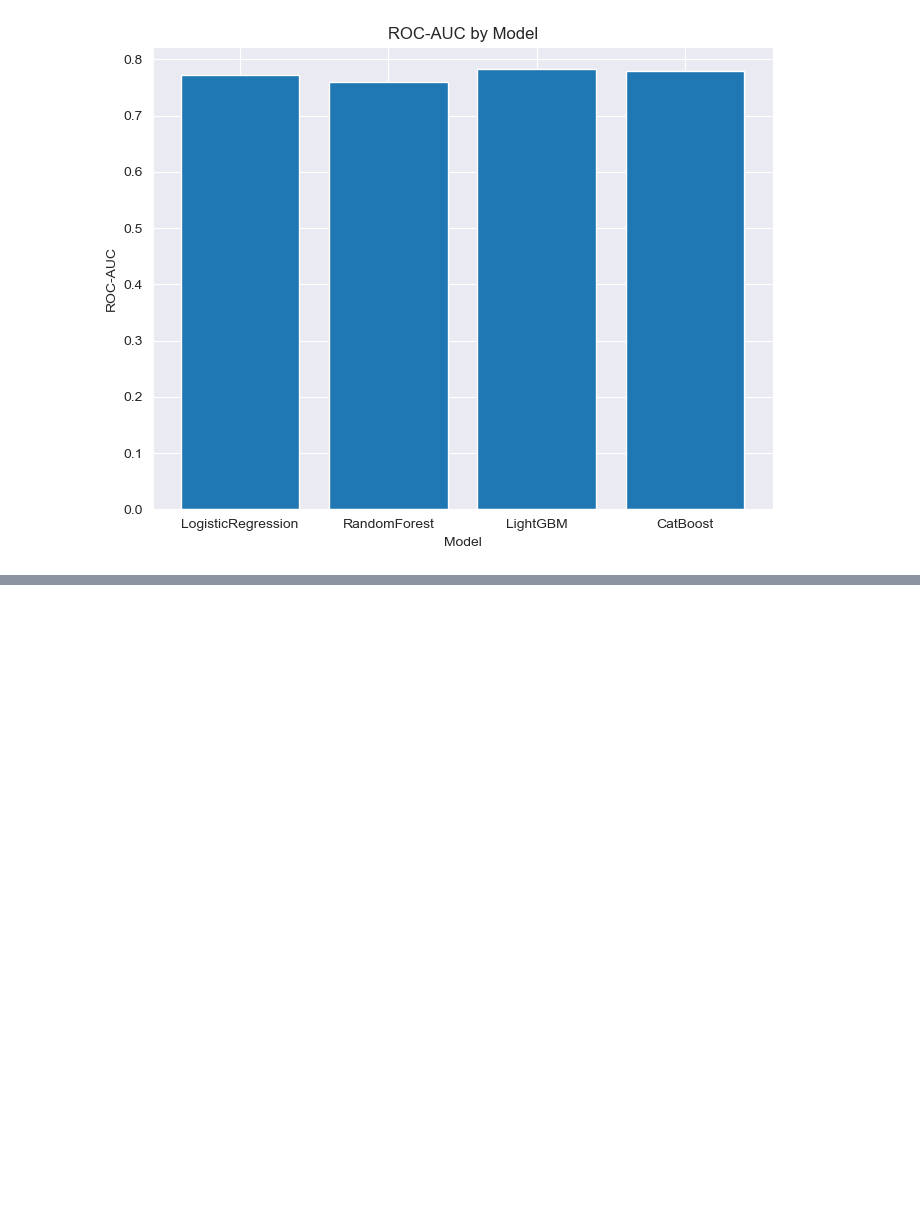
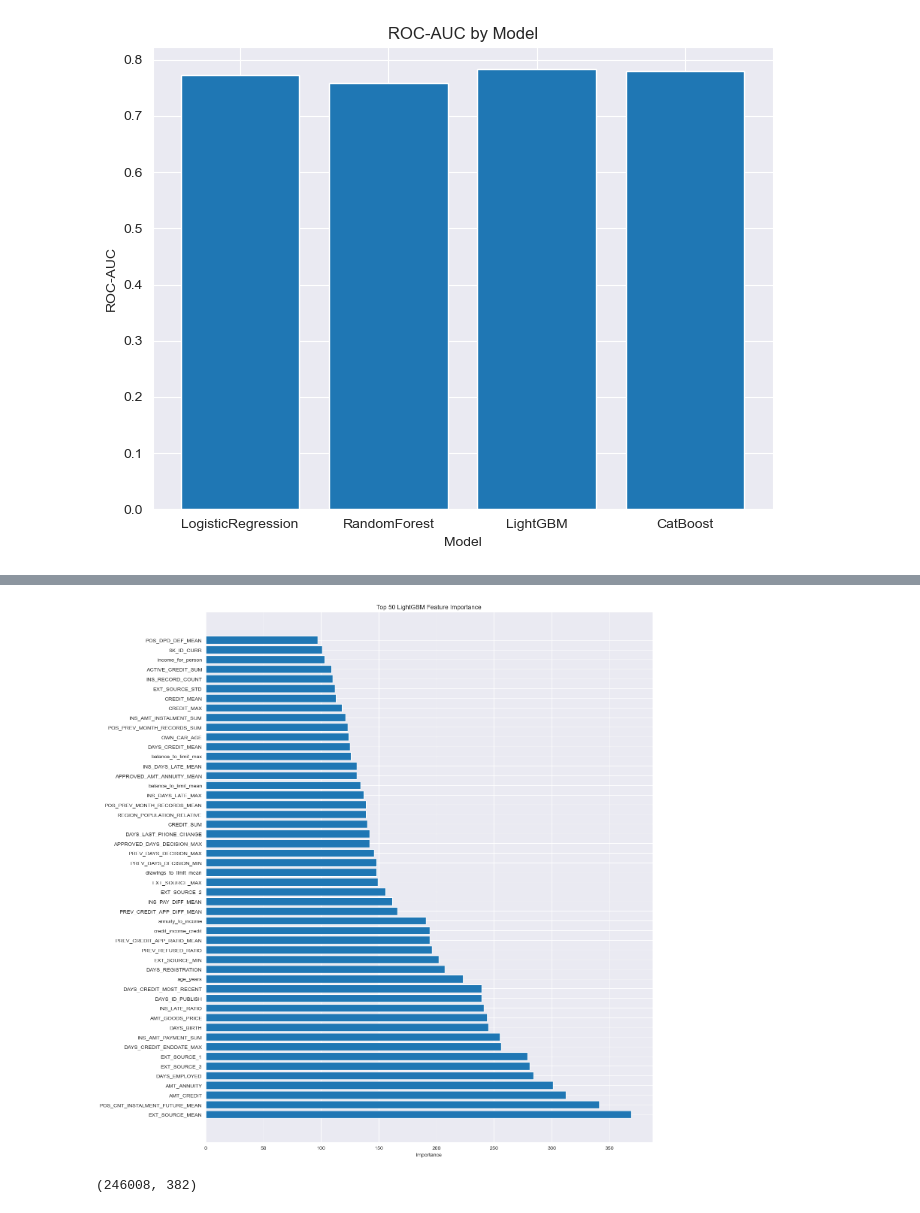
Before and after one commit to Mu2Ka/Home-Credit-Default-Risk, a Jupyter notebook: home-credit-default-risk/main.ipynb, the cells around one changed output, grey strips where cells are left out. Saved outputs shown, nothing was run; the diff lists cells and outputs as text; code cells hidden in the pictures; blank space fills up the shorter version.

```diff
--- a/home-credit-default-risk/main.ipynb
+++ b/home-credit-default-risk/main.ipynb
@@ -381,6 +381,7 @@ models = {
 }
 x_train, x_test, y_train, y_test, x_train_for_catboost, x_test_for_catboost, y_train_for_catboost, y_test_for_catboost = get_train_test_data(
     train)
+x_train_copy = x_train.copy()
 # %% [output]
 (246008, 382) (61503, 382)
 # %%
@@ -532,0 +540,15 @@ plt.show()
+# %%
+feature_importance = pd.DataFrame({
+    'feature': x_train_copy.columns,
+    'importance': models['LightGBM']['model'].feature_importances_
+}).sort_values('importance', ascending=False)
+
+top_features = feature_importance.head(50).sort_values('importance', ascending=False)
+plt.figure(figsize=(15, 15))
+plt.barh(top_features['feature'],top_features['importance'])
+plt.title('Top 50 LightGBM Feature Importance')
+plt.xlabel('Importance')
+plt.tight_layout()
+plt.show()
+# %% [output]
+[figure, added]
@@ -532,0 +564,4 @@ plt.show()
+# %%
+x_train_copy.shape
+# %% [output]
+(246008, 382)
```
Also changed, not shown: parts of 7 cells of this notebook, 4 other files.
